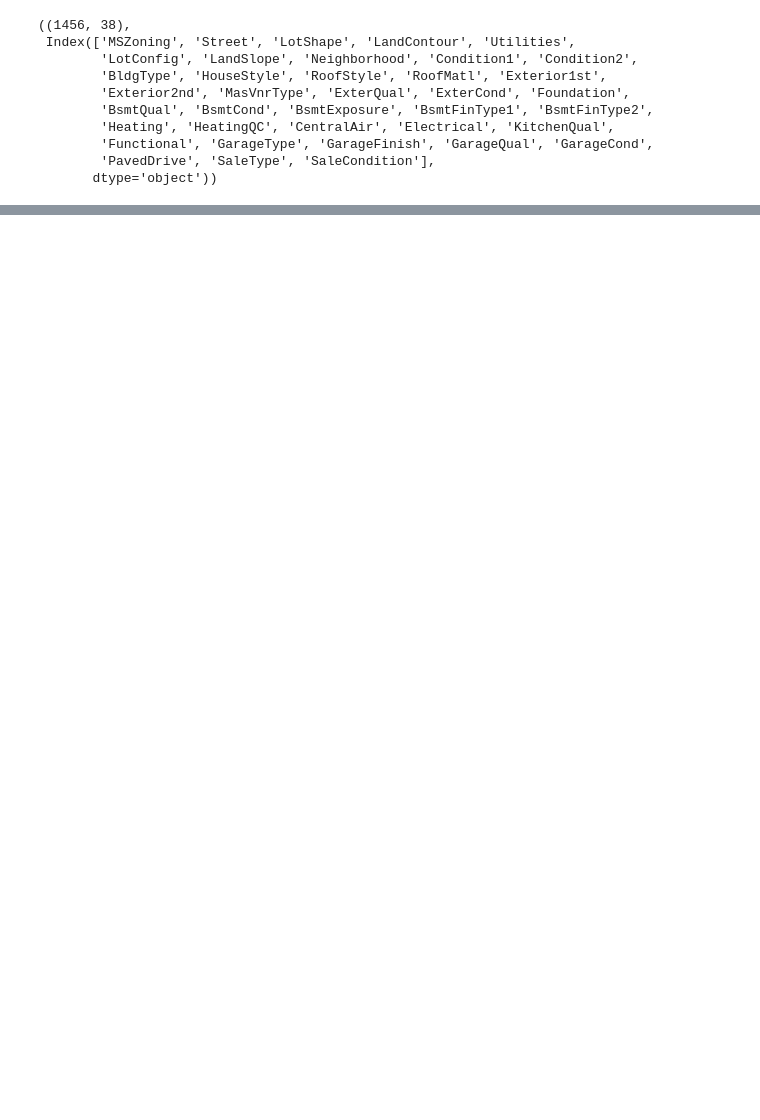
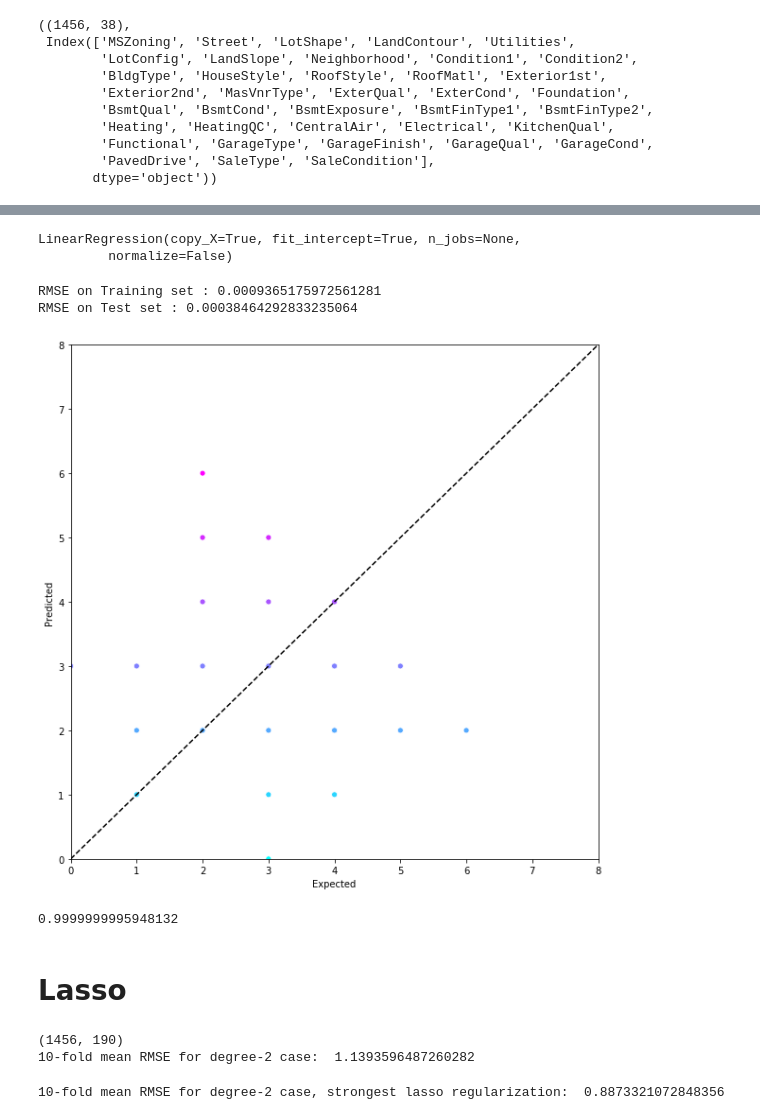
Before and after one commit to scottmr/Ames-housing, a Jupyter notebook: Kaggle_Ames_Housing.ipynb, the cells around one changed output, grey strips where cells are left out. Drawn from its saved outputs; the diff is of its cells as text; code cells hidden in the pictures; blank space fills up the shorter version.

```diff
--- a/Kaggle_Ames_Housing.ipynb
+++ b/Kaggle_Ames_Housing.ipynb
@@ -486,0 +648,2 @@ cat_num.shape, cat_num.columns
+# %%
+X_train, X_test, y_train, y_test = train_test_split(train, y, test_size = 0.3, random_state = 1)
@@ -486,0 +654,5 @@ cat_num.shape, cat_num.columns
+# %%
+# Standardize numerical features
+stdSc = StandardScaler()
+X_train.loc[:, numerical_features] = stdSc.fit_transform(X_train.loc[:, numerical_features])
+X_test.loc[:, numerical_features] = stdSc.transform(X_test.loc[:, numerical_features])
@@ -486,0 +681,64 @@ cat_num.shape, cat_num.columns
+# %%
+# Linear Regression
+lr = LinearRegression()
+lr.fit(X_train, y_train)
+# %% [output]
+LinearRegression(copy_X=True, fit_intercept=True, n_jobs=None,
+         normalize=False)
+# %%
+# Look at predictions on training and validation set
+print("RMSE on Training set :", rmse_cv_train(lr).mean())
+print("RMSE on Test set :", rmse_cv_test(lr).mean())
+y_train_pred = lr.predict(X_train)
+y_test_pred = lr.predict(X_test)
+# %% [output]
+RMSE on Training set : 0.0009365175972561281
+RMSE on Test set : 0.00038464292833235064
+# %%
+predicted = lr.predict(X_test)
+expected = y_test
+# %%
+df = pd.DataFrame()
+df['Expected'] = pd.Series(expected)
+df['Predicted'] = pd.Series(predicted)
+
+figure = plt.figure(figsize=(10,10))
+axes = sns.scatterplot(data=df, x='Expected', y='Predicted',hue='Predicted', palette='cool', legend=False)
+start = min(expected.min(), predicted.min())
+end = max(expected.max(), predicted.max())
+axes.set_xlim(start, end)
+axes.set_ylim(start, end)
+
+line = plt.plot([start, end], [start, end], 'k--')
+# %% [output]
+[figure, added]
+# %%
+from sklearn import metrics
+
+metrics.r2_score(expected, predicted)
+# %% [output]
+0.9999999995948132
+# %% [markdown]
+# Lasso
+# %%
+#generate the transformer
+pf_2 = PolynomialFeatures(degree=2,interaction_only=True)
+#apply it to the data, but ignore the first constant column
+pf_2_data = pf_2.fit_transform(train[train_features])[:,1:]#ignore constant column
+print(pf_2_data.shape)
+lr = LinearRegression()
+#get the mean squared errors per fold, 10 fold cv
+absolute_errors = np.abs(cross_val_score(lr,pf_2_data,train[train_target],cv=10))
+#convert each fold's mean squared errors to rmse
+rmses = list(map(np.sqrt,absolute_errors))
+print("10-fold mean RMSE for degree-2 case: ",np.mean(rmses))
+# %% [output]
+(1456, 190)
+10-fold mean RMSE for degree-2 case:  1.1393596487260282
+# %%
+lasso = Lasso(max_iter=10000)#increase the number of iterations for lasso to prevent lack of convergence
+mean_squared_errors_poly2_lasso = np.abs(cross_val_score(lasso,pf_2_data,train[train_target],cv=10))
+rmses_lasso_poly2 = list(map(np.sqrt,mean_squared_errors_poly2_lasso))
+print("10-fold mean RMSE for degree-2 case, strongest lasso regularization: ",np.mean(rmses_lasso_poly2))
+# %% [output]
+10-fold mean RMSE for degree-2 case, strongest lasso regularization:  0.8873321072848356
```
Also changed, not shown: parts of 43 cells of this notebook.
